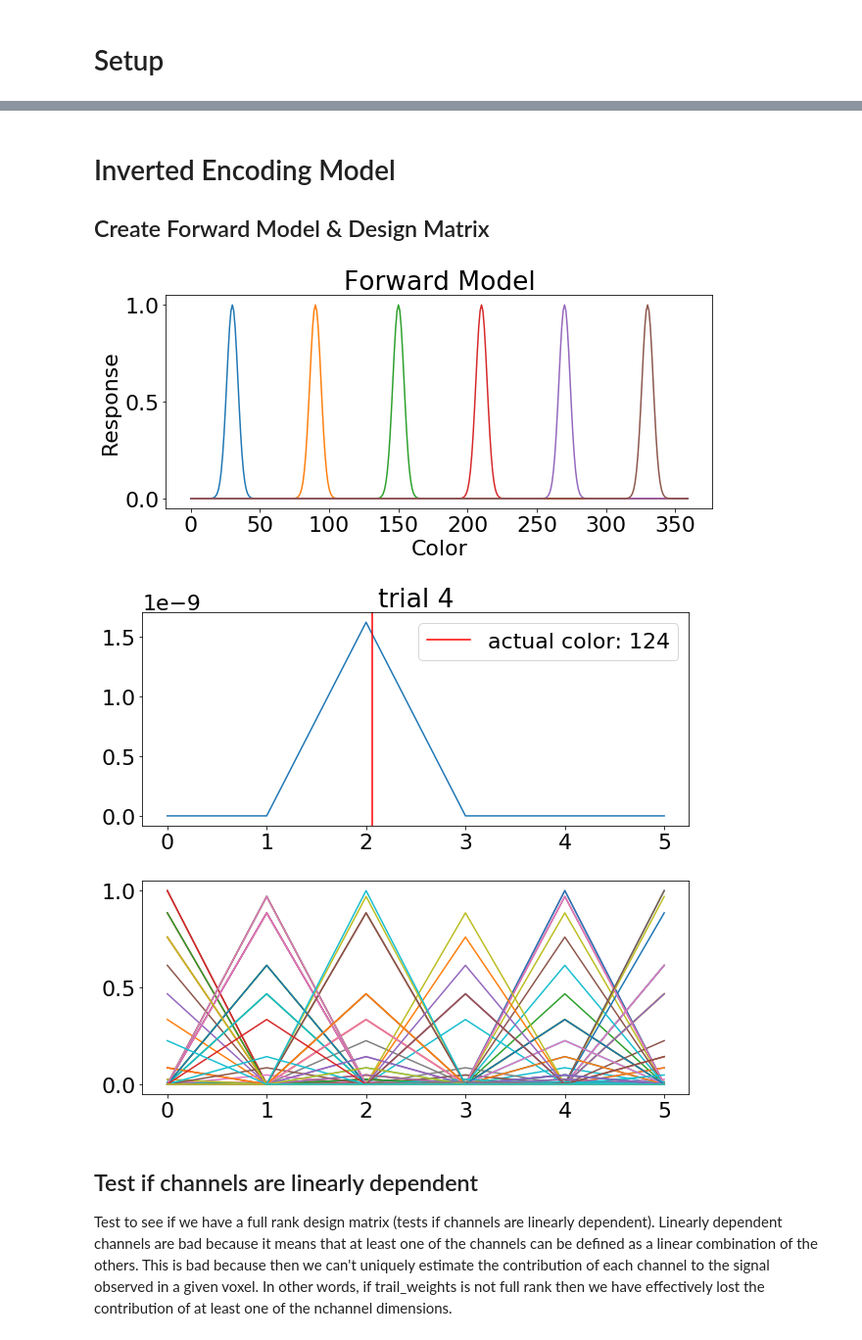
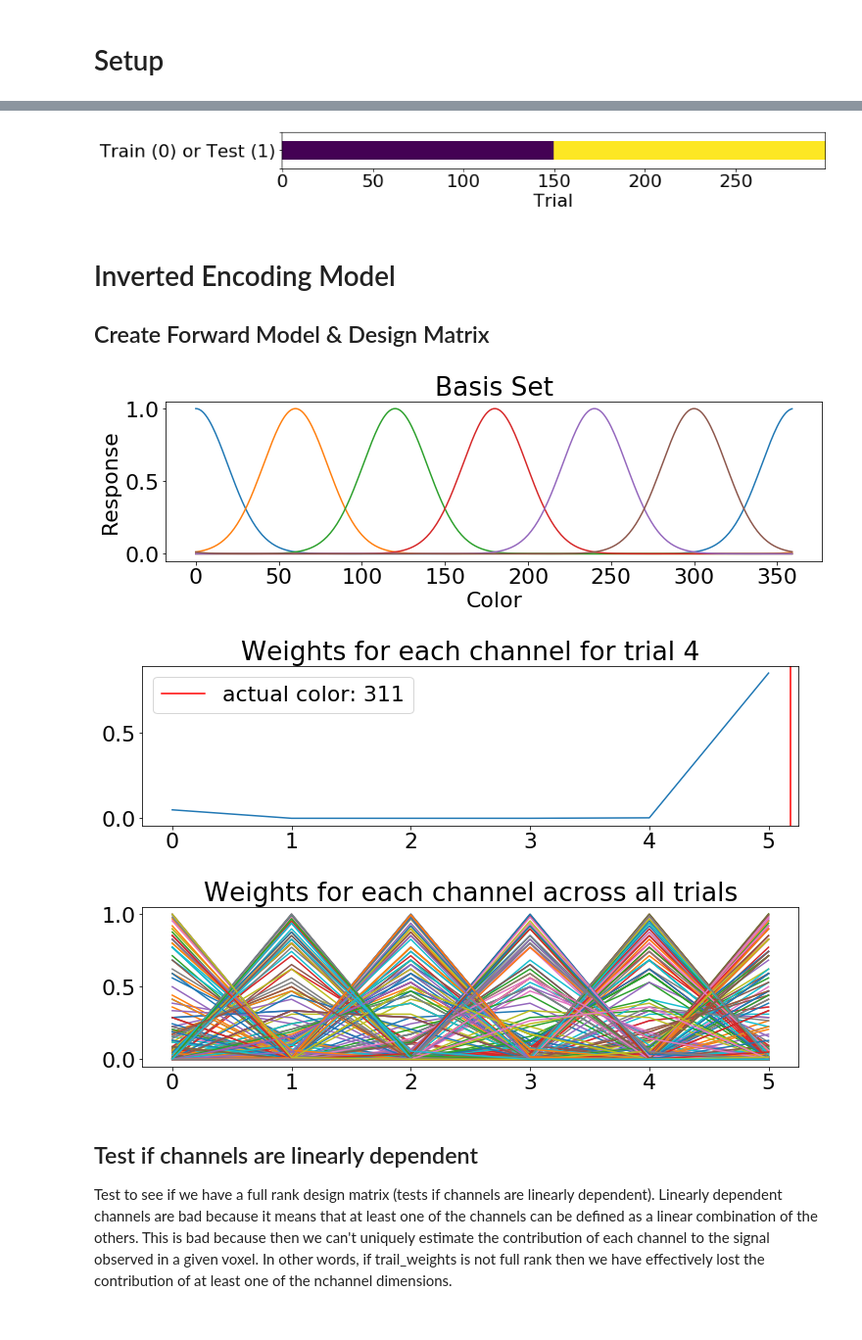
Before and after one commit to PaulScotti/iem_sim, a Jupyter notebook: iem_sim.ipynb, the cells around one changed output, grey strips where cells are left out. Shown at 98% size. Cells and saved outputs as stored; diff of their text form; code cells hidden in the pictures.

```diff
--- a/iem_sim.ipynb
+++ b/iem_sim.ipynb
@@ -17,7 +17,7 @@ import warnings
 warnings.filterwarnings('ignore')
 # %%
 # change default plotting
-plt.rcParams.update({'font.size': 22, 'figure.figsize': (10,4)})
+plt.rcParams.update({'font.size': 22, 'figure.figsize': (12,3)})
 # %%
 # convenience functions
 
@@ -203,27 +217,45 @@ trial_by_vox = trial_by_vox.clip(min=0)
+# %%
+# Define training/testing trials
+trn = trial_by_vox[:ntrials//2,:] # training: trial "Betas"
+trnf = np.array(trial_features[:ntrials//2]) # training trial features
+tst = trial_by_vox[ntrials//2:,:] # testing: trial "Betas"
+tstf = np.array(trial_features[ntrials//2:]) # test trial features
+trn_or_tst = np.hstack((np.full( len(trn) , 0), np.full( len(tst) , 1)))
+
+# Plotting:
+plt.imshow([trn_or_tst*360],aspect=10)
+plt.yticks([-1,0,1],['','Train (0) or Test (1)',''])
+plt.xlabel('Trial')
+plt.show()
+# %% [output]
+[figure, added]
 # %% [markdown]
 # Inverted Encoding Model
 
 ## Create Forward Model & Design Matrix
 # %%
-basis_set = np.full( (360 , nchannels) , np.nan)
+nchannels = 6
+chan_pow = np.ones(nchannels) # amplitude of each basis
+channel_sd = np.ones(nchannels)*20 # standard deviation of each basis
+basis_points = np.linspace(0,360-(360//nchannels),nchannels) # basis set centers
+basis_points = list(map(int, basis_points))
 
 # create each basis channel
-for chan in np.arange(nchannels):
-    basis_set[:,chan] = make_cos_basis_sd( feature_space*2-360, (basis_points[chan]-180)*2, channel_sd[chan]*2 )
+basis_set = make_vonmises(feature_space, basis_points, channel_sd, chan_pow)
 
-# normalize channels
+# normalize channels betw 0 and 1
 scaler = MinMaxScaler()
 for chan in np.arange(nchannels):
     scaler.fit(basis_set[:,chan].reshape(-1, 1))
     basis_set[:,chan] = scaler.transform(basis_set[:,chan].reshape(-1, 1)).flatten()
 
 # plot basis functions
 for chan in np.arange(nchannels):
     plt.plot(basis_set[:,chan])
 
 plt.xlabel('Color')
 plt.ylabel('Response')
-plt.title("Forward Model")
+plt.title("Basis Set")
 plt.show()
 # %% [output]
-[figure, old version]
+[figure, new version]
@@ -268,24 +264,18 @@ trial_weights = basis_set[trial_features,:]
 
 trial = 3
 plt.plot(trial_weights[trial,:])
-plt.title("trial {}".format(trial+1))
+plt.title("Weights for each channel for trial {}".format(trial+1))
 plt.axvline(trial_features[trial]/360 * nchannels,color='red',label="actual color: {}".format(trial_features[trial]))
 plt.legend()
 plt.show()
 
 for trial in np.arange(ntrials):
     plt.plot(trial_weights[trial,:])
+plt.title('Weights for each channel across all trials')
 plt.show()
-
-trn = trial_by_vox[:ntrials//2,:] # training: trial "Betas"
-trnf = np.array(trial_features[:ntrials//2]) # training trial features
-tst = trial_by_vox[ntrials//2:,:] # testing: trial "Betas"
-tstf = np.array(trial_features[ntrials//2:]) # test trial features
-
-trn_or_tst = np.hstack((np.full( len(trn) , 0), np.full( len(tst) , 1)))
 # %% [output]
-[figure, old version]
+[figure, new version]
-[figure, old version]
+[figure, new version]
 # %% [markdown]
 ## Test if channels are linearly dependent
 Test to see if we have a full rank design matrix (tests if channels are linearly dependent). Linearly dependent channels are bad because it means that at least one of the channels can be defined as a linear combination of the others. This is bad because then we can't uniquely estimate the contribution of each channel to the signal observed in a given voxel. In other words, if trail_weights is not full rank then we have effectively lost the contribution of at least one of the nchannel dimensions.
```
Also changed, not shown: parts of 63 cells of this notebook.
